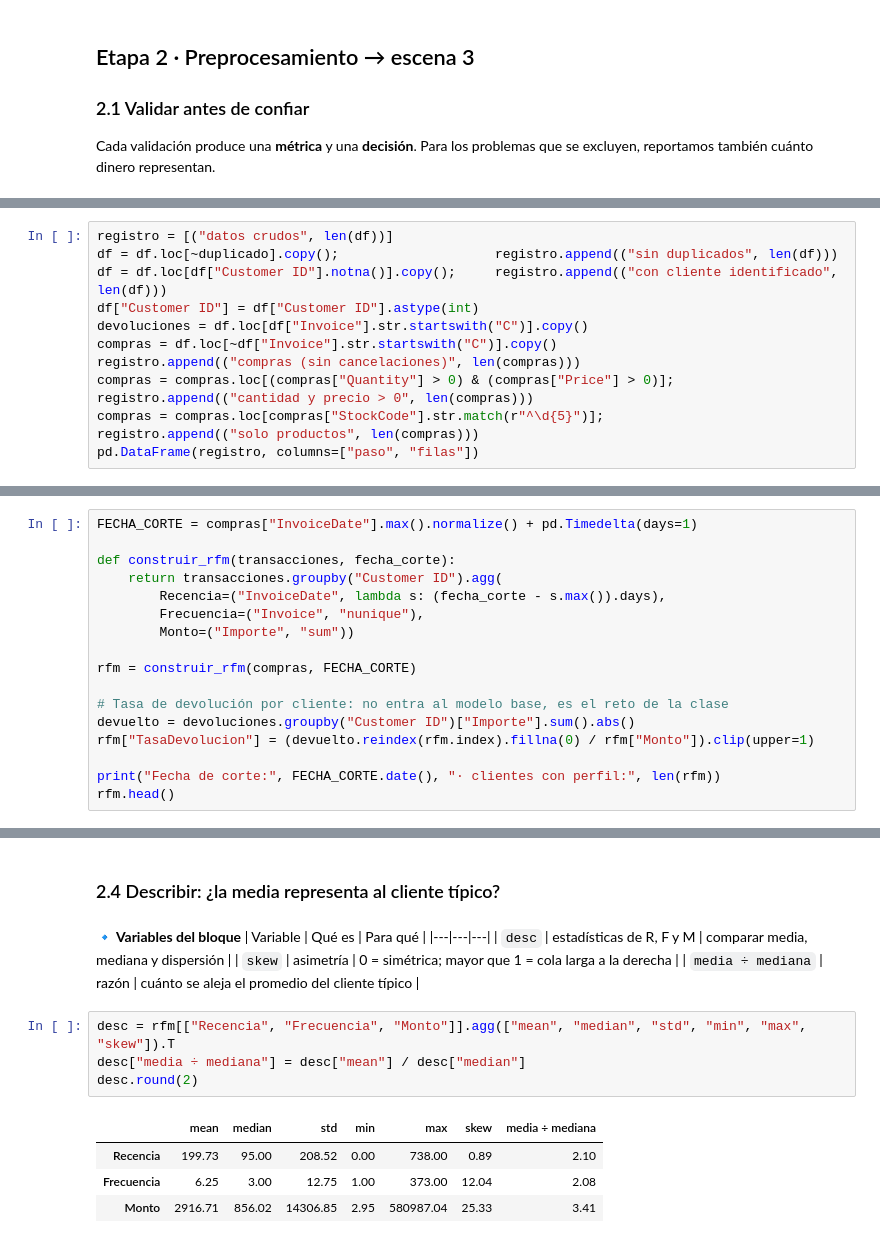
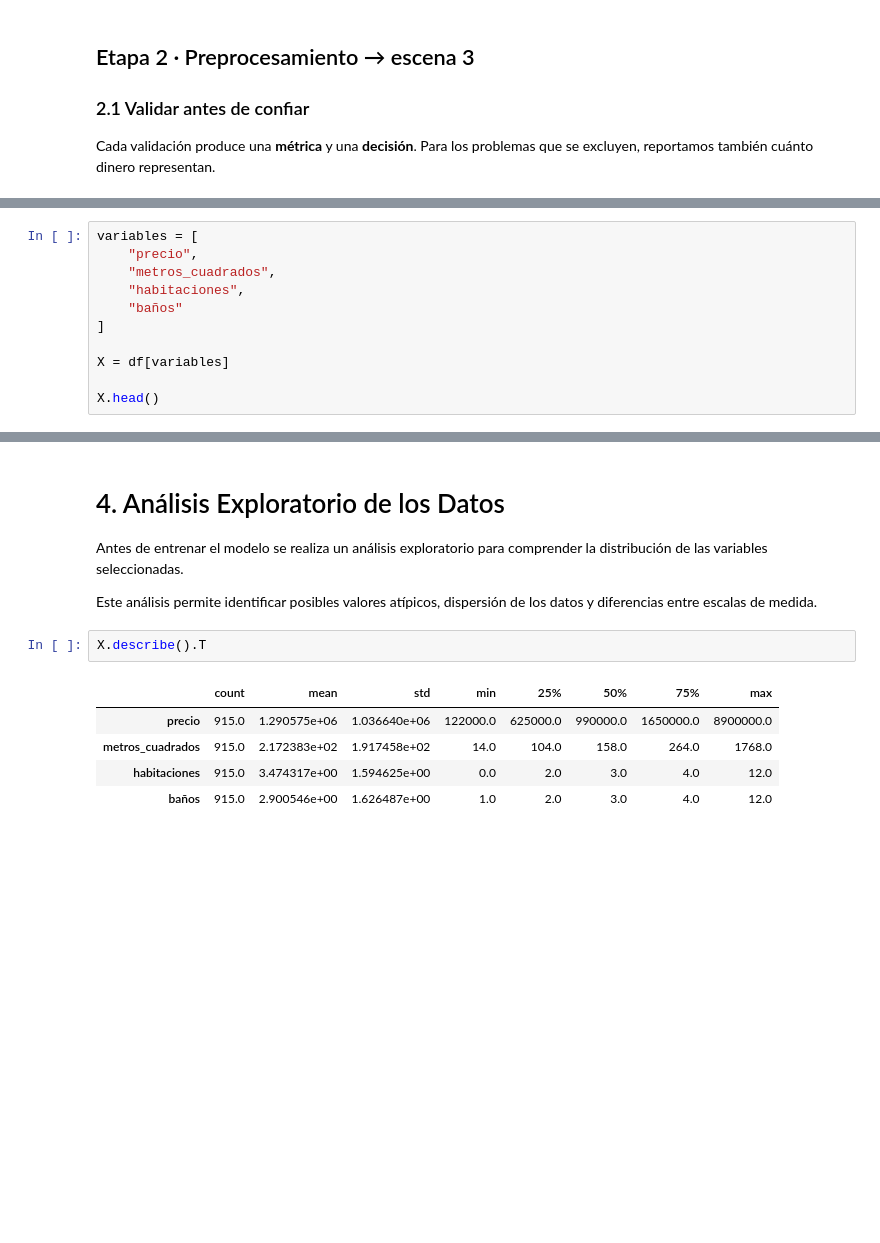
Before and after one commit to jhonnyTobon/ML_EA3_iudigital, a Jupyter notebook: src/sincronicas/Semana_5SINC.ipynb, the cells around one changed output, grey strips where cells are left out. Cells and saved outputs as stored; diff of their text form; blank space fills up the shorter version.

```diff
--- a/src/sincronicas/Semana_5SINC.ipynb
+++ b/src/sincronicas/Semana_5SINC.ipynb
@@ -186,11 +182,0 @@ See the caveats in the documentation: https://pandas.pydata.org/pandas-docs/stab
-# %%
-registro = [("datos crudos", len(df))]
-df = df.loc[~duplicado].copy();                    registro.append(("sin duplicados", len(df)))
-df = df.loc[df["Customer ID"].notna()].copy();     registro.append(("con cliente identificado", len(df)))
-df["Customer ID"] = df["Customer ID"].astype(int)
-devoluciones = df.loc[df["Invoice"].str.startswith("C")].copy()
-compras = df.loc[~df["Invoice"].str.startswith("C")].copy()
-registro.append(("compras (sin cancelaciones)", len(compras)))
-compras = compras.loc[(compras["Quantity"] > 0) & (compras["Price"] > 0)];   registro.append(("cantidad y precio > 0", len(compras)))
-compras = compras.loc[compras["StockCode"].str.match(r"^\d{5}")];             registro.append(("solo productos", len(compras)))
-pd.DataFrame(registro, columns=["paso", "filas"])
@@ -222,18 +196,12 @@ pd.DataFrame(registro, columns=["paso", "filas"])
 # %%
-FECHA_CORTE = compras["InvoiceDate"].max().normalize() + pd.Timedelta(days=1)
+variables = [
+    "precio",
+    "metros_cuadrados",
+    "habitaciones",
+    "baños"
+]
 
-def construir_rfm(transacciones, fecha_corte):
-    return transacciones.groupby("Customer ID").agg(
-        Recencia=("InvoiceDate", lambda s: (fecha_corte - s.max()).days),
-        Frecuencia=("Invoice", "nunique"),
-        Monto=("Importe", "sum"))
+X = df[variables]
 
-rfm = construir_rfm(compras, FECHA_CORTE)
-
-# Tasa de devolución por cliente: no entra al modelo base, es el reto de la clase
-devuelto = devoluciones.groupby("Customer ID")["Importe"].sum().abs()
-rfm["TasaDevolucion"] = (devuelto.reindex(rfm.index).fillna(0) / rfm["Monto"]).clip(upper=1)
-
-print("Fecha de corte:", FECHA_CORTE.date(), "· clientes con perfil:", len(rfm))
-rfm.head()
+X.head()
 # %% [output]
@@ -248,18 +214,14 @@ Fecha de corte: 2011-12-10 · clientes con perfil: 5852
-# %% [markdown]
-### 2.4 Describir: ¿la media representa al cliente típico?
-# %% [markdown]
-**🔹 Variables del bloque**
-| Variable | Qué es | Para qué |
-|---|---|---|
-| `desc` | estadísticas de R, F y M | comparar media, mediana y dispersión |
-| `skew` | asimetría | 0 = simétrica; mayor que 1 = cola larga a la derecha |
-| `media ÷ mediana` | razón | cuánto se aleja el promedio del cliente típico |
+# %% [markdown]
+# 4. Análisis Exploratorio de los Datos
+
+Antes de entrenar el modelo se realiza un análisis exploratorio para comprender la distribución de las variables seleccionadas.
+
+Este análisis permite identificar posibles valores atípicos, dispersión de los datos y diferencias entre escalas de medida.
 # %%
-desc = rfm[["Recencia", "Frecuencia", "Monto"]].agg(["mean", "median", "std", "min", "max", "skew"]).T
-desc["media ÷ mediana"] = desc["mean"] / desc["median"]
-desc.round(2)
+X.describe().T
 # %% [output]
-|  | mean | median | std | min | max | skew | media ÷ mediana |
-| Recencia | 199.73 | 95.00 | 208.52 | 0.00 | 738.00 | 0.89 | 2.10 |
-| Frecuencia | 6.25 | 3.00 | 12.75 | 1.00 | 373.00 | 12.04 | 2.08 |
-| Monto | 2916.71 | 856.02 | 14306.85 | 2.95 | 580987.04 | 25.33 | 3.41 |
+|  | count | mean | std | min | 25% | 50% | 75% | max |
+| precio | 915.0 | 1.290575e+06 | 1.036640e+06 | 122000.0 | 625000.0 | 990000.0 | 1650000.0 | 8900000.0 |
+| metros_cuadrados | 915.0 | 2.172383e+02 | 1.917458e+02 | 14.0 | 104.0 | 158.0 | 264.0 | 1768.0 |
+| habitaciones | 915.0 | 3.474317e+00 | 1.594625e+00 | 0.0 | 2.0 | 3.0 | 4.0 | 12.0 |
+| baños | 915.0 | 2.900546e+00 | 1.626487e+00 | 1.0 | 2.0 | 3.0 | 4.0 | 12.0 |
```
Also changed, not shown: parts of 35 cells of this notebook, 2 other files.
